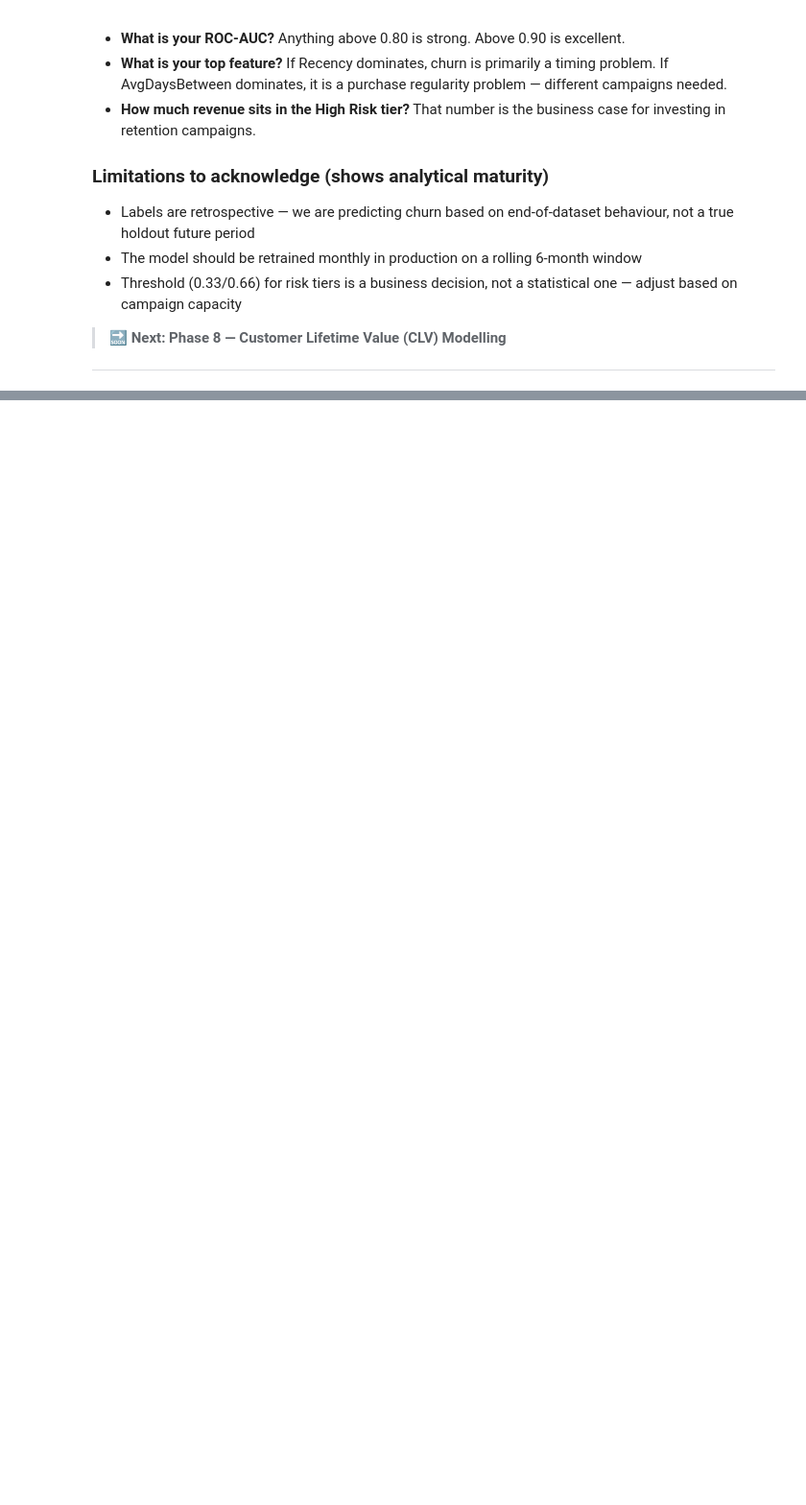
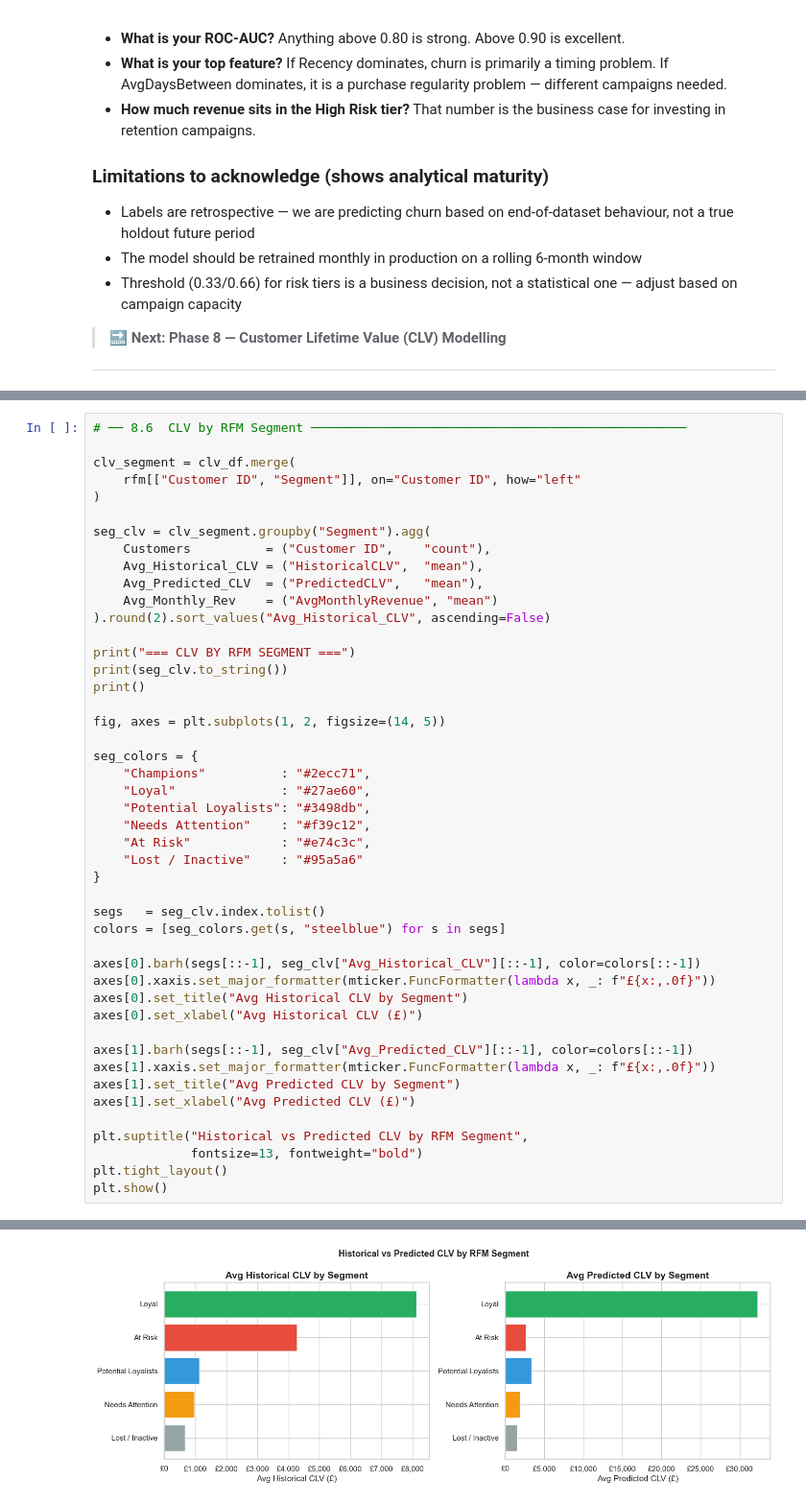
Before and after one commit to asimjamal/Customer-Intelligence-Report, a Jupyter notebook: customer_analytics_eda.ipynb, the cells around one changed output, grey strips where cells are left out. Shown at 96% size. Saved outputs shown, nothing was run; the diff lists cells and outputs as text; blank space fills up the shorter version.

```diff
--- a/customer_analytics_eda.ipynb
+++ b/customer_analytics_eda.ipynb
@@ -2024,0 +2314,47 @@ plt.show()
+# %%
+# ── 8.6  CLV by RFM Segment ──────────────────────────────────────────────────
+
+clv_segment = clv_df.merge(
+    rfm[["Customer ID", "Segment"]], on="Customer ID", how="left"
+)
+
+seg_clv = clv_segment.groupby("Segment").agg(
+    Customers          = ("Customer ID",    "count"),
+    Avg_Historical_CLV = ("HistoricalCLV",  "mean"),
+    Avg_Predicted_CLV  = ("PredictedCLV",   "mean"),
+    Avg_Monthly_Rev    = ("AvgMonthlyRevenue", "mean")
+).round(2).sort_values("Avg_Historical_CLV", ascending=False)
+
+print("=== CLV BY RFM SEGMENT ===")
+print(seg_clv.to_string())
+print()
+
+fig, axes = plt.subplots(1, 2, figsize=(14, 5))
+
+seg_colors = {
+    "Champions"          : "#2ecc71",
+    "Loyal"              : "#27ae60",
+    "Potential Loyalists": "#3498db",
+    "Needs Attention"    : "#f39c12",
+    "At Risk"            : "#e74c3c",
+    "Lost / Inactive"    : "#95a5a6"
+}
+
+segs   = seg_clv.index.tolist()
+colors = [seg_colors.get(s, "steelblue") for s in segs]
+
+axes[0].barh(segs[::-1], seg_clv["Avg_Historical_CLV"][::-1], color=colors[::-1])
+axes[0].xaxis.set_major_formatter(mticker.FuncFormatter(lambda x, _: f"£{x:,.0f}"))
+axes[0].set_title("Avg Historical CLV by Segment")
+axes[0].set_xlabel("Avg Historical CLV (£)")
+
+axes[1].barh(segs[::-1], seg_clv["Avg_Predicted_CLV"][::-1], color=colors[::-1])
+axes[1].xaxis.set_major_formatter(mticker.FuncFormatter(lambda x, _: f"£{x:,.0f}"))
+axes[1].set_title("Avg Predicted CLV by Segment")
+axes[1].set_xlabel("Avg Predicted CLV (£)")
+
+plt.suptitle("Historical vs Predicted CLV by RFM Segment",
+             fontsize=13, fontweight="bold")
+plt.tight_layout()
+plt.show()
+# %% [output]
@@ -2024,0 +2369 @@ plt.show()
+[figure, added]
```
Also changed, not shown: parts of 9 cells of this notebook.
